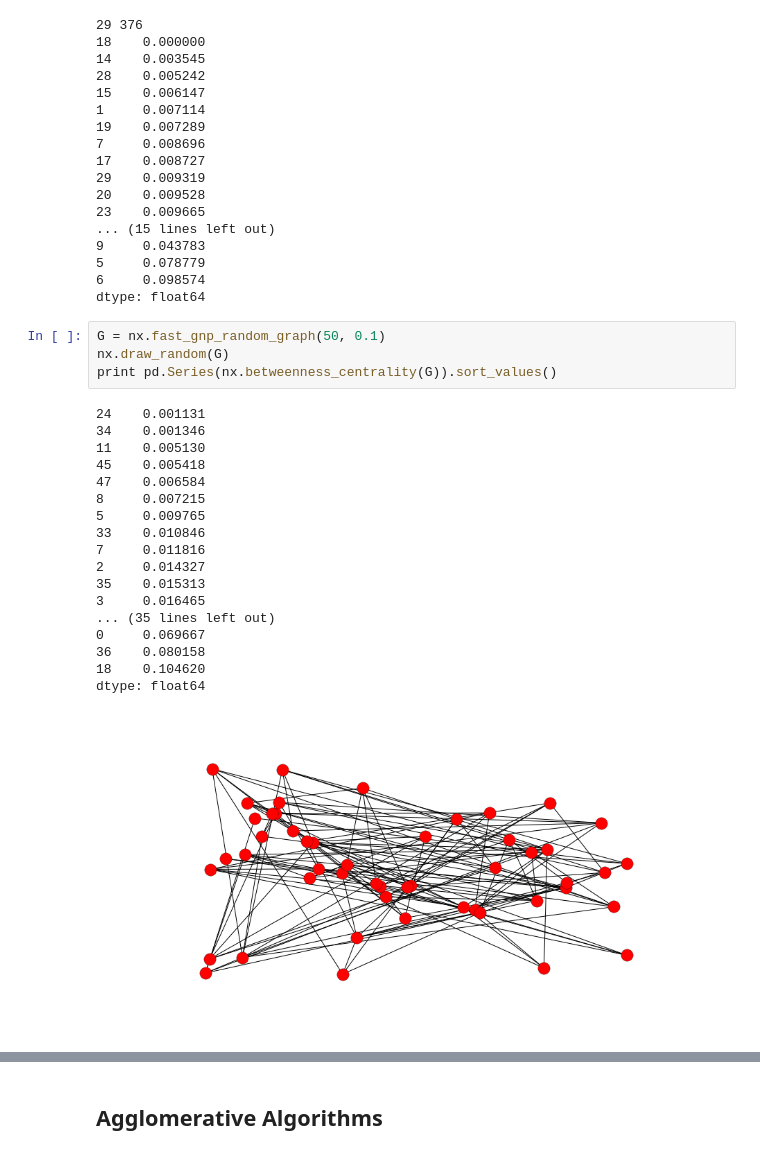
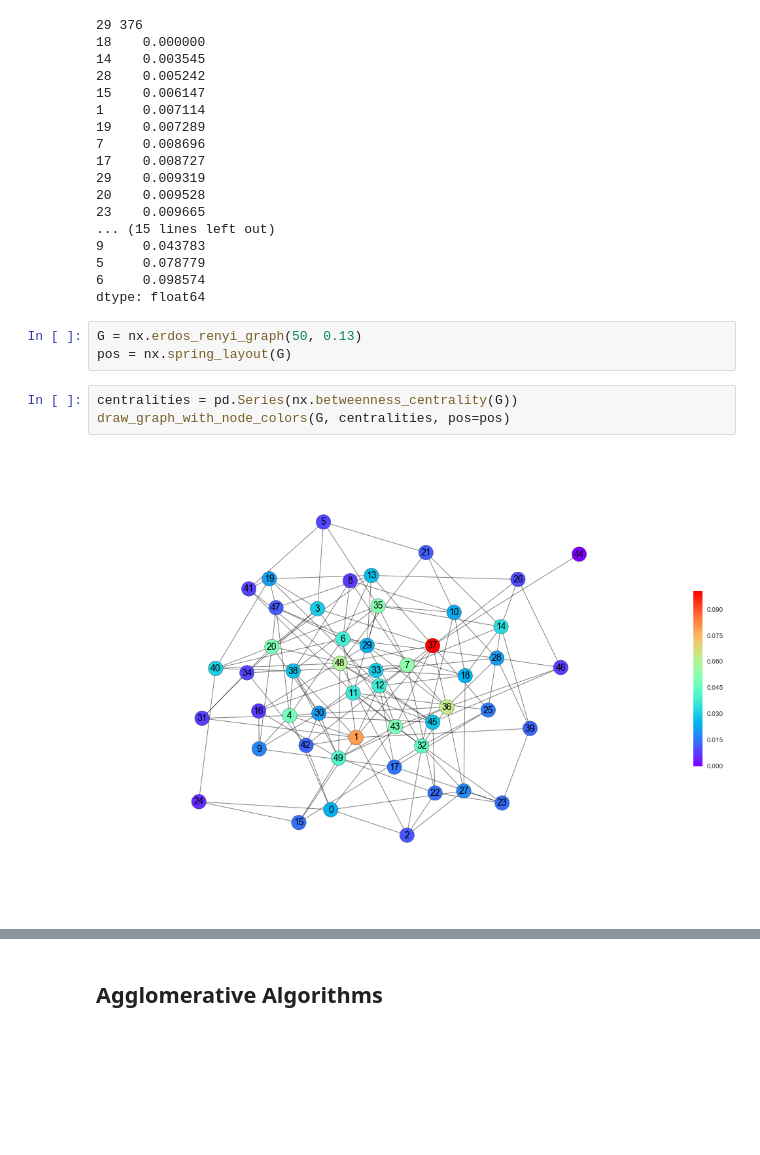
Before and after one commit to weifei/StudyTopics, a Jupyter notebook: clustering/A Primer On Spectral Clustering.ipynb, the cells around one changed output, grey strips where cells are left out. Cells and saved outputs as stored; diff of their text form; blank space fills up the shorter version.

```diff
--- a/clustering/A Primer On Spectral Clustering.ipynb
+++ b/clustering/A Primer On Spectral Clustering.ipynb
@@ -493,25 +549,10 @@ print pd.Series(nx.betweenness_centrality(G)).sort_values()
 6     0.098574
 dtype: float64
 # %%
-G = nx.fast_gnp_random_graph(50, 0.1)
-nx.draw_random(G)
-print pd.Series(nx.betweenness_centrality(G)).sort_values()
+G = nx.erdos_renyi_graph(50, 0.13)
+pos = nx.spring_layout(G)
-# %% [output]
-24    0.001131
-34    0.001346
-11    0.005130
-45    0.005418
-47    0.006584
-8     0.007215
-5     0.009765
-33    0.010846
-7     0.011816
-2     0.014327
-35    0.015313
-3     0.016465
-... (35 lines left out)
-0     0.069667
-36    0.080158
-18    0.104620
-dtype: float64
-[figure, removed]
+# %%
+centralities = pd.Series(nx.betweenness_centrality(G))
+draw_graph_with_node_colors(G, centralities, pos=pos)
+# %% [output]
+[figure, added]
```
Also changed, not shown: parts of 20 cells of this notebook, 1 other file.
